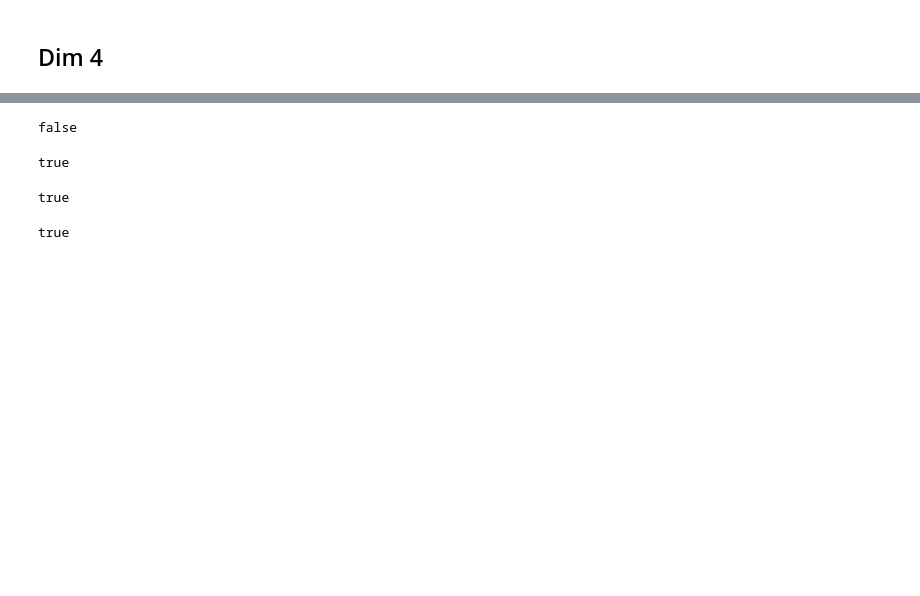
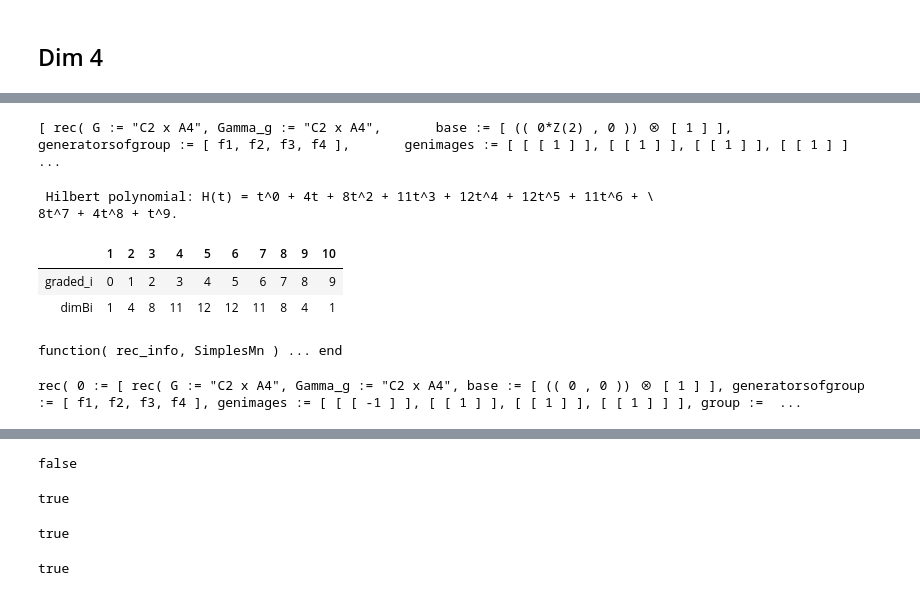
Before and after one commit to juniors90/QGNAG, a Jupyter notebook: examples/TETRAHEDRON/ALGEBRAS/MODULES/DIM1/ONE/10/SubAlgebraModule.ipynb, the cells around one changed output, grey strips where cells are left out. Drawn from its saved outputs; the diff is of its cells as text; code cells hidden in the pictures; blank space fills up the shorter version.

```diff
--- a/examples/TETRAHEDRON/ALGEBRAS/MODULES/DIM1/ONE/10/SubAlgebraModule.ipynb
+++ b/examples/TETRAHEDRON/ALGEBRAS/MODULES/DIM1/ONE/10/SubAlgebraModule.ipynb
@@ -3502,0 +3580,32 @@ degree 9 = M1
+# %%
+SimplesMn;
+# %% [output]
+[ rec( G := "C2 x A4", Gamma_g := "C2 x A4",       base := [ (( 0*Z(2) , 0 )) ⊗ [ 1 ] ],       generatorsofgroup := [ f1, f2, f3, f4 ],       genimages := [ [ [ 1 ] ], [ [ 1 ] ], [ [ 1 ] ], [ [ 1 ] ]  ...
+# %%
+QGNAG_PrintHS(verma_char);
+# %% [output]
+ Hilbert polynomial: H(t) = t^0 + 4t + 8t^2 + 11t^3 + 12t^4 + 12t^5 + 11t^6 + \
+8t^7 + 4t^8 + t^9.
+# %%
+QGNAG_RecordListToHTMLTable(NicholsGradingData, false);
+# %% [output]
+|  | 1 | 2 | 3 | 4 | 5 | 6 | 7 | 8 | 9 | 10 |
+| graded_i | 0 | 1 | 2 | 3 | 4 | 5 | 6 | 7 | 8 | 9 |
+| dimBi | 1 | 4 | 8 | 11 | 12 | 12 | 11 | 8 | 4 | 1 |
+# %%
+QGNAG_DecompositionToSimples:=function(rec_info, SimplesMn)
+    local result, degrees, d, pairs;
+    result := rec();
+    degrees := RecNames(rec_info);
+    for d in degrees do
+        pairs := rec_info.(d);
+        result.(d) := List(pairs, x -> SimplesMn[x[2]]);
+    od;
+    return result;
+end;
+# %% [output]
+function( rec_info, SimplesMn ) ... end
+# %%
+rec_info_simples := QGNAG_DecompositionToSimples(rec_info, SimplesMn);
+# %% [output]
+rec( 0 := [ rec( G := "C2 x A4", Gamma_g := "C2 x A4", base := [ (( 0 , 0 )) ⊗ [ 1 ] ], generatorsofgroup := [ f1, f2, f3, f4 ], genimages := [ [ [ -1 ] ], [ [ 1 ] ], [ [ 1 ] ], [ [ 1 ] ] ], group :=  ...
```
Also changed, not shown: parts of 46 cells of this notebook, 49 other files.
